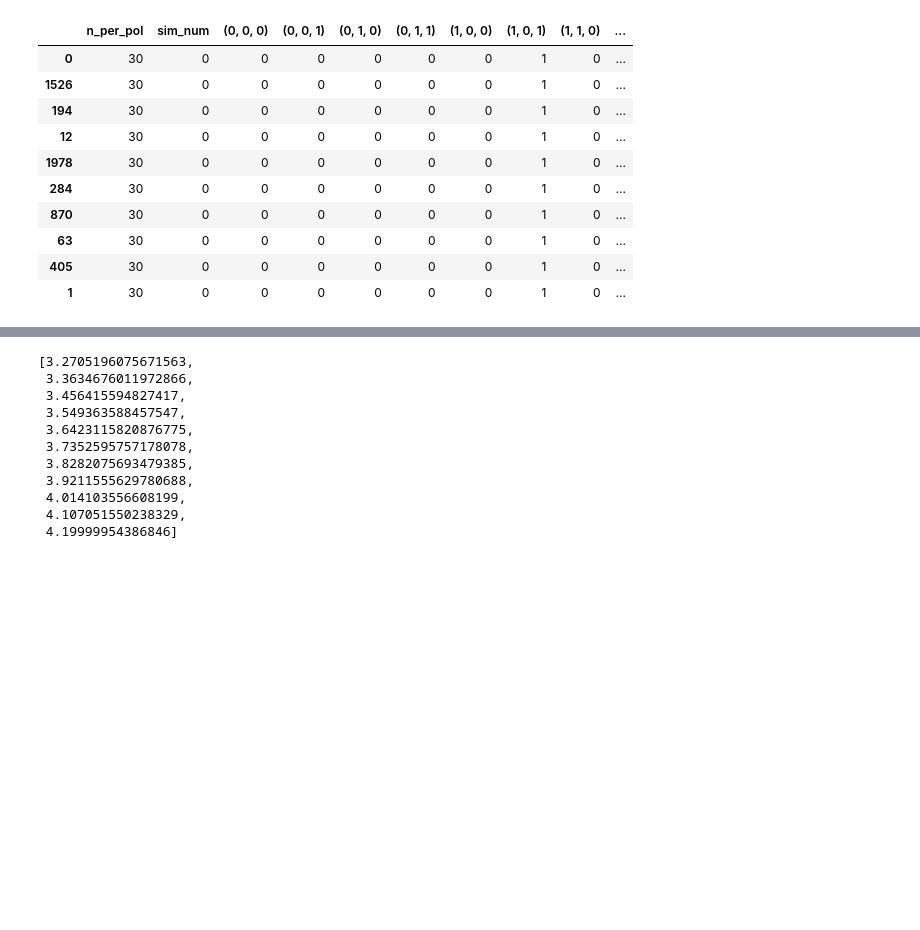
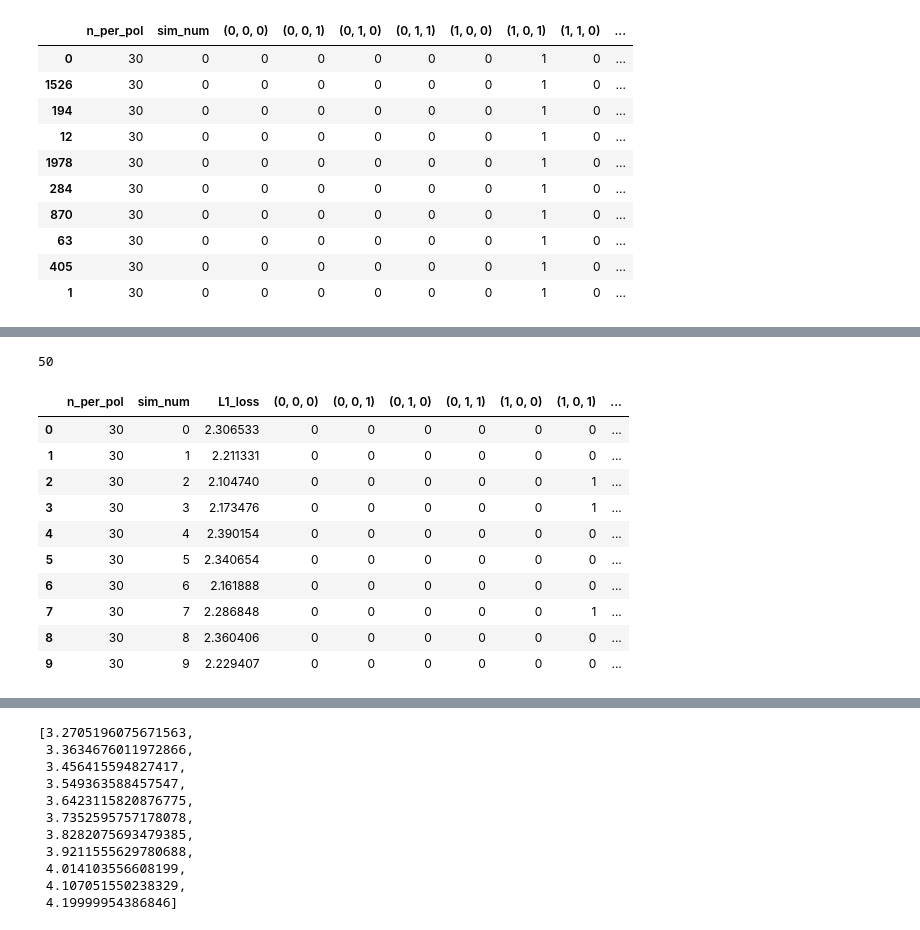
Before and after one commit to AparaV/rashomon-partition-sets, a Jupyter notebook: Code/analyze_results.ipynb, the cells around one changed output, grey strips where cells are left out. Saved outputs shown, nothing was run; the diff lists cells and outputs as text; code cells hidden in the pictures; blank space fills up the shorter version.

```diff
--- a/Code/analyze_results.ipynb
+++ b/Code/analyze_results.ipynb
@@ -818,3 +833,43 @@ rashomon_df.head(n=10)
+# %%
+lasso_df = lasso_raw_df.copy()
+
+# Find whether each model identifies the true best profile or not
+true_best_profile = "(1, 0, 1)"
+lasso_df["right_best_profile"] = lasso_df[true_best_profile]
+lasso_df["wrong_best_profile"] = 1 - lasso_df["right_best_profile"]
+
+# Remove all other columns
+to_drop = ["MSE", "IOU", "min_dosage", "best_pol_diff"]
+profile_cols = ["(0, 0, 0)", "(0, 0, 1)", "(0, 1, 0)", "(0, 1, 1)",
+                "(1, 0, 0)", "(1, 0, 1)", "(1, 1, 0)", "(1, 1, 1)"]
+lasso_df = lasso_df.drop(to_drop, axis=1)
+# rashomon_df = rashomon_df.drop(profile_cols, axis=1)
+
+# Sort loss grouped by n_per_pol and sim_num
+lasso_df = lasso_df.sort_values(["n_per_pol", "sim_num", "L1_loss"], ascending=True)
+
+# Count models within each simulation iteration
+# Check if best profile is present in the first n models
+grouped_df = lasso_df.groupby(["n_per_pol", "sim_num"]).cumsum()
+lasso_df["best_profile_present"] = (grouped_df["right_best_profile"] > 0).astype(int)
+# lasso_df["model_number"] = grouped_df["right_best_profile"] + grouped_df["wrong_best_profile"]
+
+print(len(lasso_df))
+
+lasso_df.head(n=10)
+# %% [output]
+50
+|  | n_per_pol | sim_num | L1_loss | (0, 0, 0) | (0, 0, 1) | (0, 1, 0) | (0, 1, 1) | (1, 0, 0) | (1, 0, 1) | ... |
+| 0 | 30 | 0 | 2.306533 | 0 | 0 | 0 | 0 | 0 | 0 | ... |
+| 1 | 30 | 1 | 2.211331 | 0 | 0 | 0 | 0 | 0 | 0 | ... |
+| 2 | 30 | 2 | 2.104740 | 0 | 0 | 0 | 0 | 0 | 1 | ... |
+| 3 | 30 | 3 | 2.173476 | 0 | 0 | 0 | 0 | 0 | 1 | ... |
+| 4 | 30 | 4 | 2.390154 | 0 | 0 | 0 | 0 | 0 | 0 | ... |
+| 5 | 30 | 5 | 2.340654 | 0 | 0 | 0 | 0 | 0 | 0 | ... |
+| 6 | 30 | 6 | 2.161888 | 0 | 0 | 0 | 0 | 0 | 0 | ... |
+| 7 | 30 | 7 | 2.286848 | 0 | 0 | 0 | 0 | 0 | 1 | ... |
+| 8 | 30 | 8 | 2.360406 | 0 | 0 | 0 | 0 | 0 | 0 | ... |
+| 9 | 30 | 9 | 2.229407 | 0 | 0 | 0 | 0 | 0 | 0 | ... |
 # %%
 best_models_df = rashomon_df[rashomon_df["model_number"] == 1]
 
```
Also changed, not shown: parts of 3 cells of this notebook, 1 other file.
